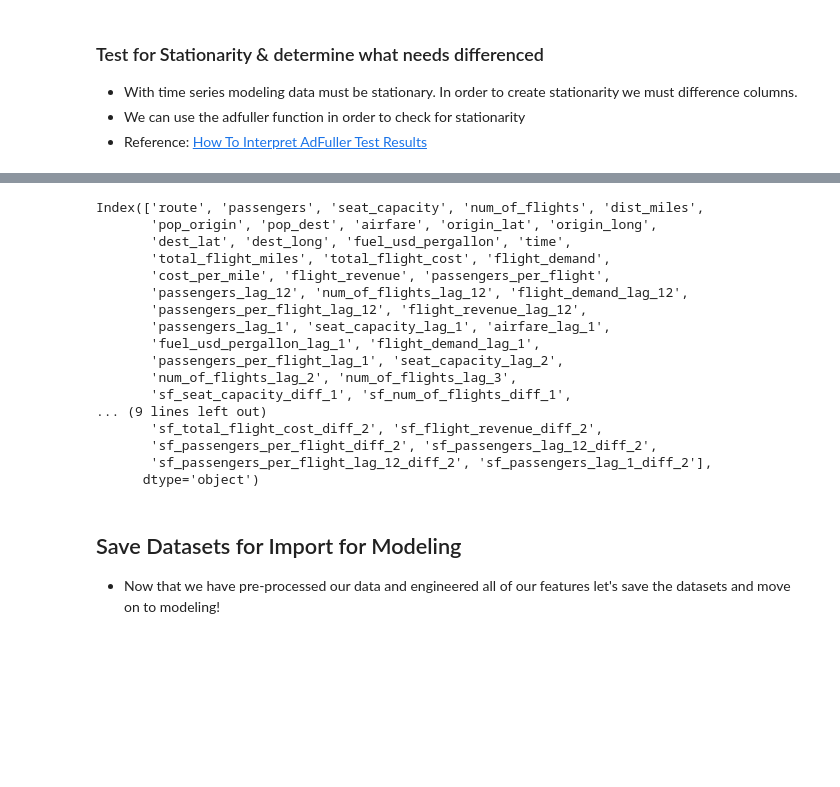
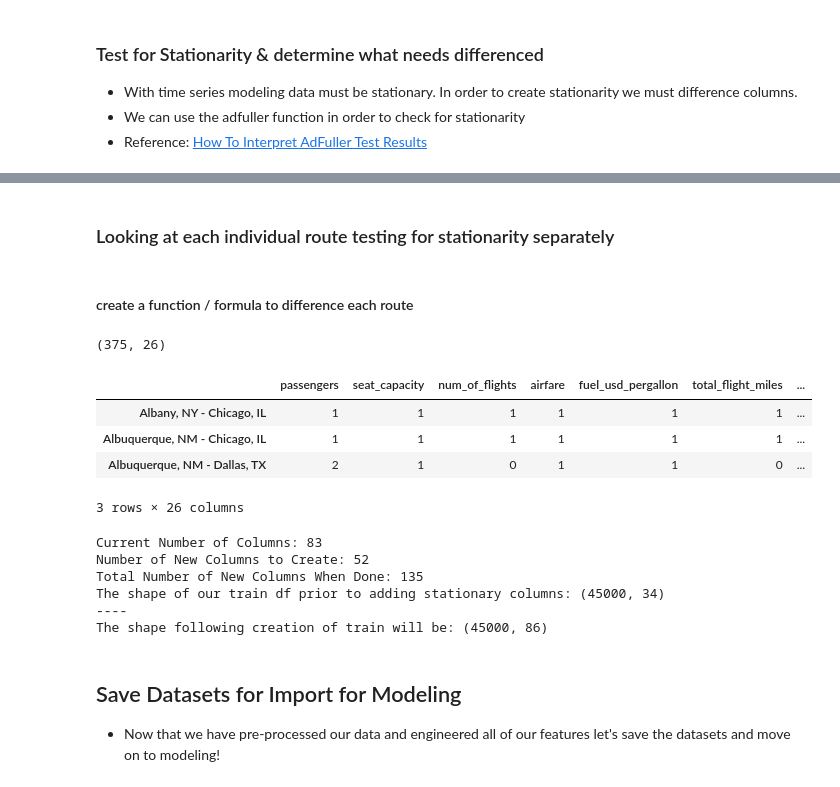
Before and after one commit to tluccini/GA-DSIR-Capstone, a Jupyter notebook: 03_eda_preprocess.ipynb, the cells around one changed output, grey strips where cells are left out. Drawn from its saved outputs; the diff is of its cells as text; code cells hidden in the pictures; blank space fills up the shorter version.

```diff
--- a/03_eda_preprocess.ipynb
+++ b/03_eda_preprocess.ipynb
@@ -311,9 +350,8 @@ def stationary_check(dataseries):
             else:
                 stationary = True
         if diff >= 3:
-            print('3 or more diff? Something Is Up!')
-
-        break
+#             print('3 or more diff? Something Is Up!')
+            break
     print(dataseries.name)
     print('----------------------------------------------------------------')
     print(f'For Stationarity: {diff} {diff * ".diff()"}')
@@ -324,5 +362,6 @@ def stationary_check(dataseries):
     print(f'number of observations: {num_obs}')
     print(f'number of lags: {num_lags}')
     print()
+    np.seterr(divide = 'ignore') # lot's of divide by zero erros -- this turns it off -- "903: RuntimeWarning: divide by zero encountered in log"
 
     return diff
@@ -403,26 +368,39 @@ def stationary_features(df, diff_1_list=diff_1, diff_2_list=diff_2):
-# %%
-# applying stationary_features function to all datasets
-df_combined = stationary_features(df_combined)
-df_train = stationary_features(df_train)
-df_test = stationary_features(df_test)
-route = stationary_features(route)
-
-route.columns
-# %% [output]
-Index(['route', 'passengers', 'seat_capacity', 'num_of_flights', 'dist_miles',
-       'pop_origin', 'pop_dest', 'airfare', 'origin_lat', 'origin_long',
-       'dest_lat', 'dest_long', 'fuel_usd_pergallon', 'time',
-       'total_flight_miles', 'total_flight_cost', 'flight_demand',
-       'cost_per_mile', 'flight_revenue', 'passengers_per_flight',
-       'passengers_lag_12', 'num_of_flights_lag_12', 'flight_demand_lag_12',
-       'passengers_per_flight_lag_12', 'flight_revenue_lag_12',
-       'passengers_lag_1', 'seat_capacity_lag_1', 'airfare_lag_1',
-       'fuel_usd_pergallon_lag_1', 'flight_demand_lag_1',
-       'passengers_per_flight_lag_1', 'seat_capacity_lag_2',
-       'num_of_flights_lag_2', 'num_of_flights_lag_3',
-       'sf_seat_capacity_diff_1', 'sf_num_of_flights_diff_1',
-... (9 lines left out)
-       'sf_total_flight_cost_diff_2', 'sf_flight_revenue_diff_2',
-       'sf_passengers_per_flight_diff_2', 'sf_passengers_lag_12_diff_2',
-       'sf_passengers_per_flight_lag_12_diff_2', 'sf_passengers_lag_1_diff_2'],
-      dtype='object')
+# %% [markdown]
+### Looking at each individual route testing for stationarity separately
+# %%
+# started at 3:11:00 -->> 3:23:43 = 12min 43seconds to compute
+all_routes_dict = {}
+for rte in df_train['route'].unique():
+    route_dict = {}
+    for column in df_train[df_train['route'] == rte].drop(columns=drop_columns)._get_numeric_data().columns:
+        route_dict[column] = stationary_check(df_train[df_train['route'] == rte][column])
+    all_routes_dict[rte] = route_dict
+# %% [markdown]
+#### create a function / formula to difference each route
+# %%
+# Test Output - You can see many columns have different results for stationarity when looking at routes separately
+diff_df = pd.DataFrame(all_routes_dict).T
+print(diff_df.shape)
+diff_df.head(3)
+# %% [output]
+(375, 26)
+|  | passengers | seat_capacity | num_of_flights | airfare | fuel_usd_pergallon | total_flight_miles | ... |
+| Albany, NY - Chicago, IL | 1 | 1 | 1 | 1 | 1 | 1 | ... |
+| Albuquerque, NM - Chicago, IL | 1 | 1 | 1 | 1 | 1 | 1 | ... |
+| Albuquerque, NM - Dallas, TX | 2 | 1 | 0 | 1 | 1 | 0 | ... |
+3 rows × 26 columns
+# %%
+# We will be creating this number of new columns, however
+print(f'Current Number of Columns: {dummy_df.shape[1]}')
+print(f'Number of New Columns to Create: {diff_df.max().sum()}')
+print(f'Total Number of New Columns When Done: {dummy_df.shape[1] + diff_df.max().sum()}')
+print(f'The shape of our train df prior to adding stationary columns: {df_train.shape}')
+print('----')
+print(f'The shape following creation of train will be: {(45000, 86)}')
+# %% [output]
+Current Number of Columns: 83
+Number of New Columns to Create: 52
+Total Number of New Columns When Done: 135
+The shape of our train df prior to adding stationary columns: (45000, 34)
+----
+The shape following creation of train will be: (45000, 86)
```
Also changed, not shown: parts of 13 cells of this notebook.
